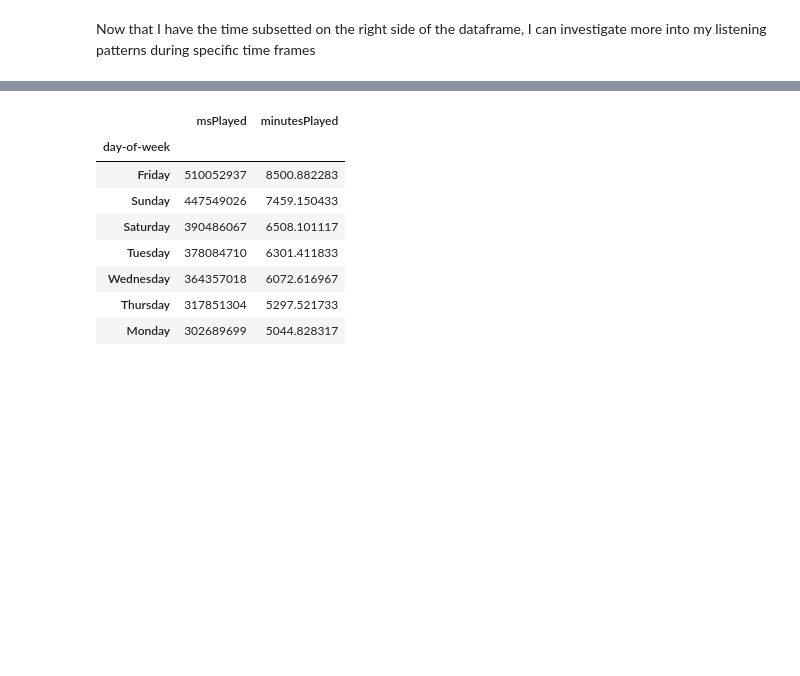
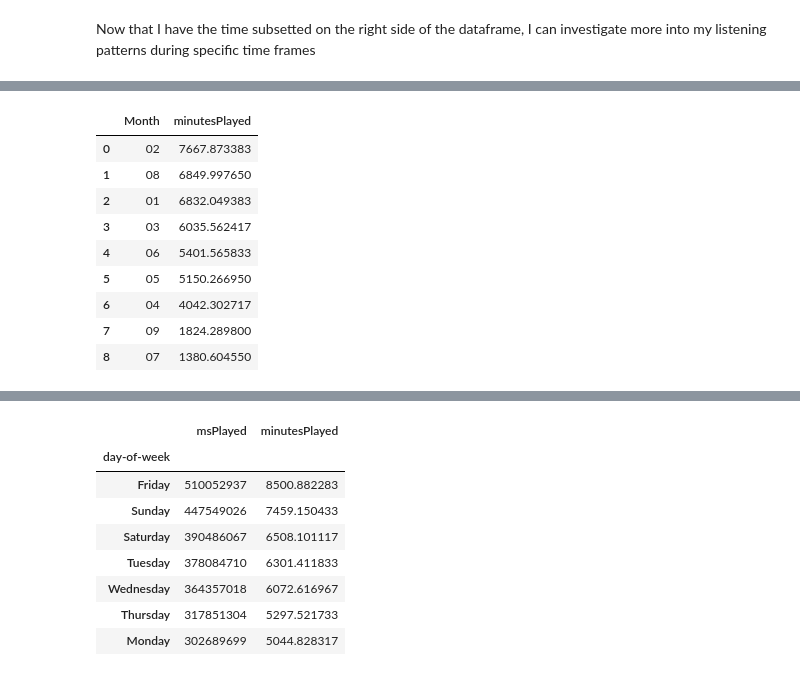
Before and after one commit to alyssakeehan/MyData, a Jupyter notebook: exploration.ipynb, the cells around one changed output, grey strips where cells are left out. Saved outputs shown, nothing was run; the diff lists cells and outputs as text; code cells hidden in the pictures; blank space fills up the shorter version.

```diff
--- a/exploration.ipynb
+++ b/exploration.ipynb
@@ -262,0 +293,16 @@ quarter_month_listens
+# %%
+for_plotting1 = pd.DataFrame(list(quarter_month_listens.minutesPlayed),list(quarter_month_listens.Month)).reset_index()
+for_plotting1.columns = ['Month','minutesPlayed']
+for_plotting1.sort_values('Month')
+for_plotting1
+# %% [output]
+|  | Month | minutesPlayed |
+| 0 | 02 | 7667.873383 |
+| 1 | 08 | 6849.997650 |
+| 2 | 01 | 6832.049383 |
+| 3 | 03 | 6035.562417 |
+| 4 | 06 | 5401.565833 |
+| 5 | 05 | 5150.266950 |
+| 6 | 04 | 4042.302717 |
+| 7 | 09 | 1824.289800 |
+| 8 | 07 | 1380.604550 |
```
Also changed, not shown: parts of 4 cells of this notebook.
